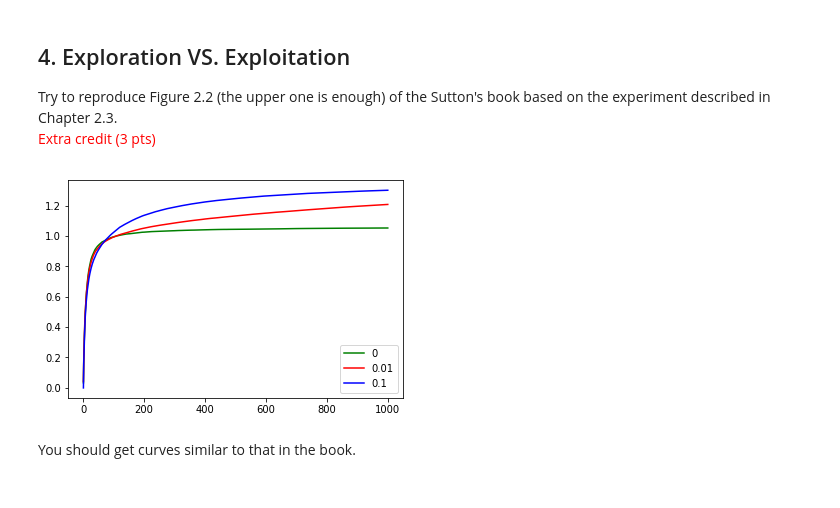
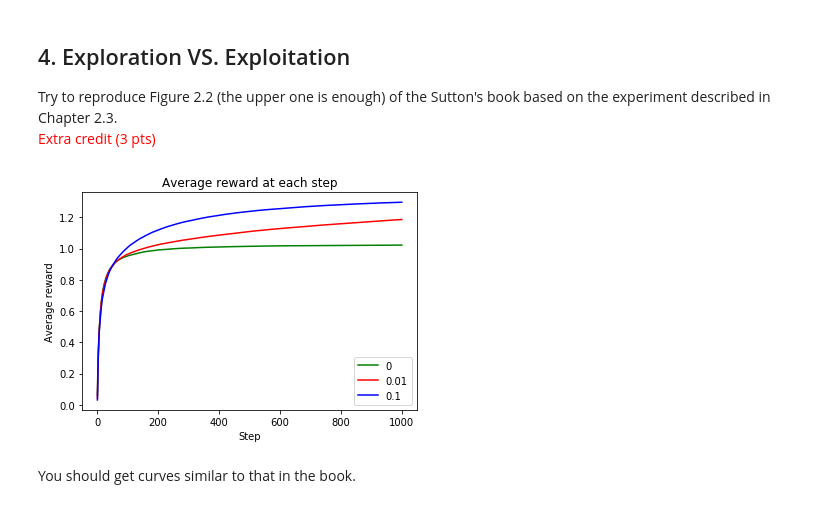
Before and after one commit to ml4026/Assignment1-Answer, a Jupyter notebook: Assignment-1-Part-2.ipynb, the cells around one changed output. Cells and saved outputs as stored; diff of their text form; code cells hidden in the pictures.

```diff
--- a/Assignment-1-Part-2.ipynb
+++ b/Assignment-1-Part-2.ipynb
@@ -286,17 +271,20 @@ for i in range(numBandit):
 # %%
 # Plot the average reward
 ############################
 # YOUR CODE STARTS HERE
 x = np.arange(1, numStep + 1)
 plt.plot(x, R[0, :-1], 'g', label = '0')
 plt.plot(x, R[1, :-1], 'r', label = '0.01')
 plt.plot(x, R[2, :-1], 'b', label = '0.1')
+plt.title('Average reward at each step')
+plt.xlabel('Step')
+plt.ylabel('Average reward')
 plt.legend()
 plt.show()
 plt.close()
 # YOUR CODE ENDS HERE
 ############################
 # %% [output]
-[figure, old version]
+[figure, new version]
 # %% [markdown]
 You should get curves similar to that in the book.
```
Also changed, not shown: parts of 11 cells of this notebook, 4 other files.
